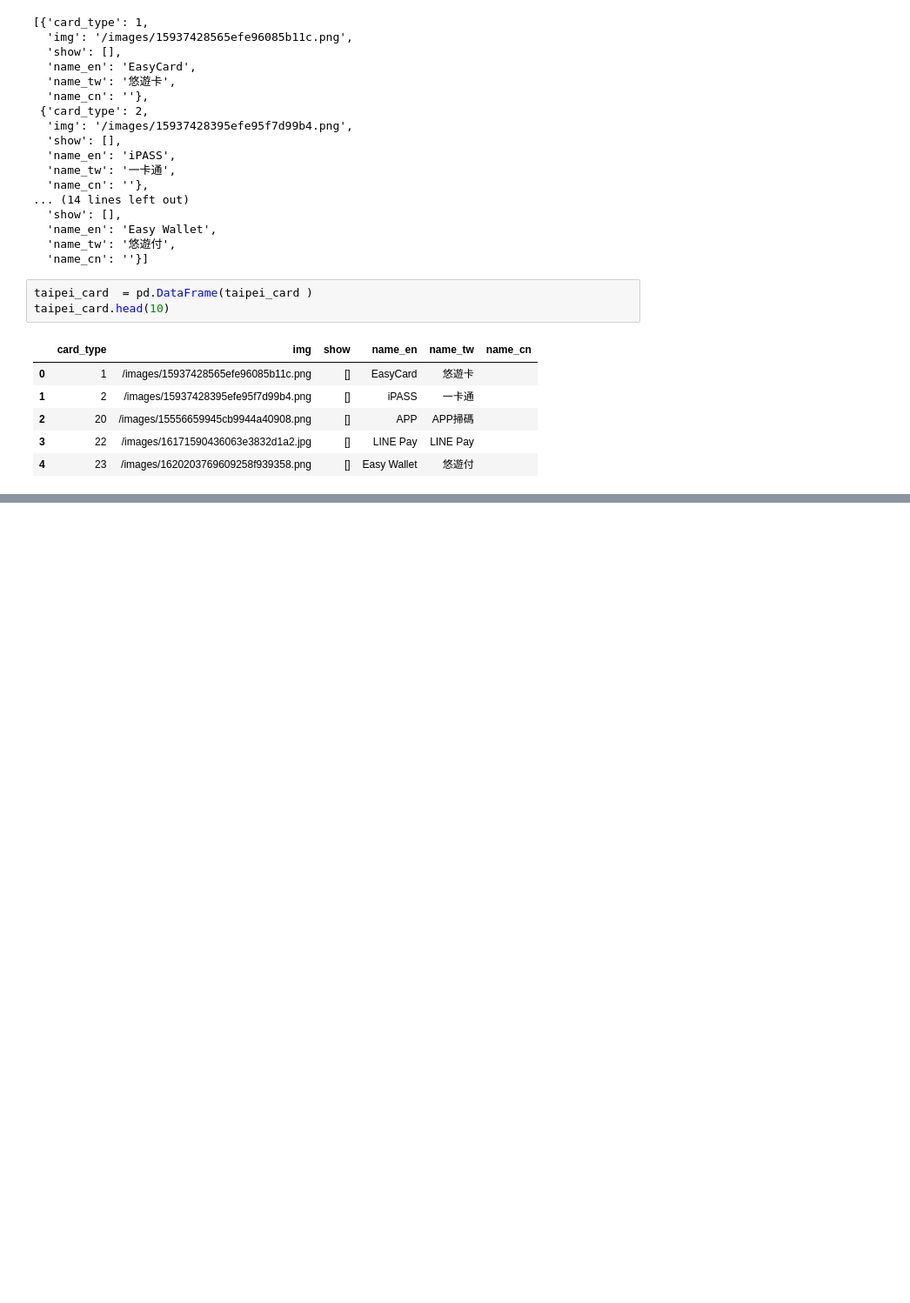
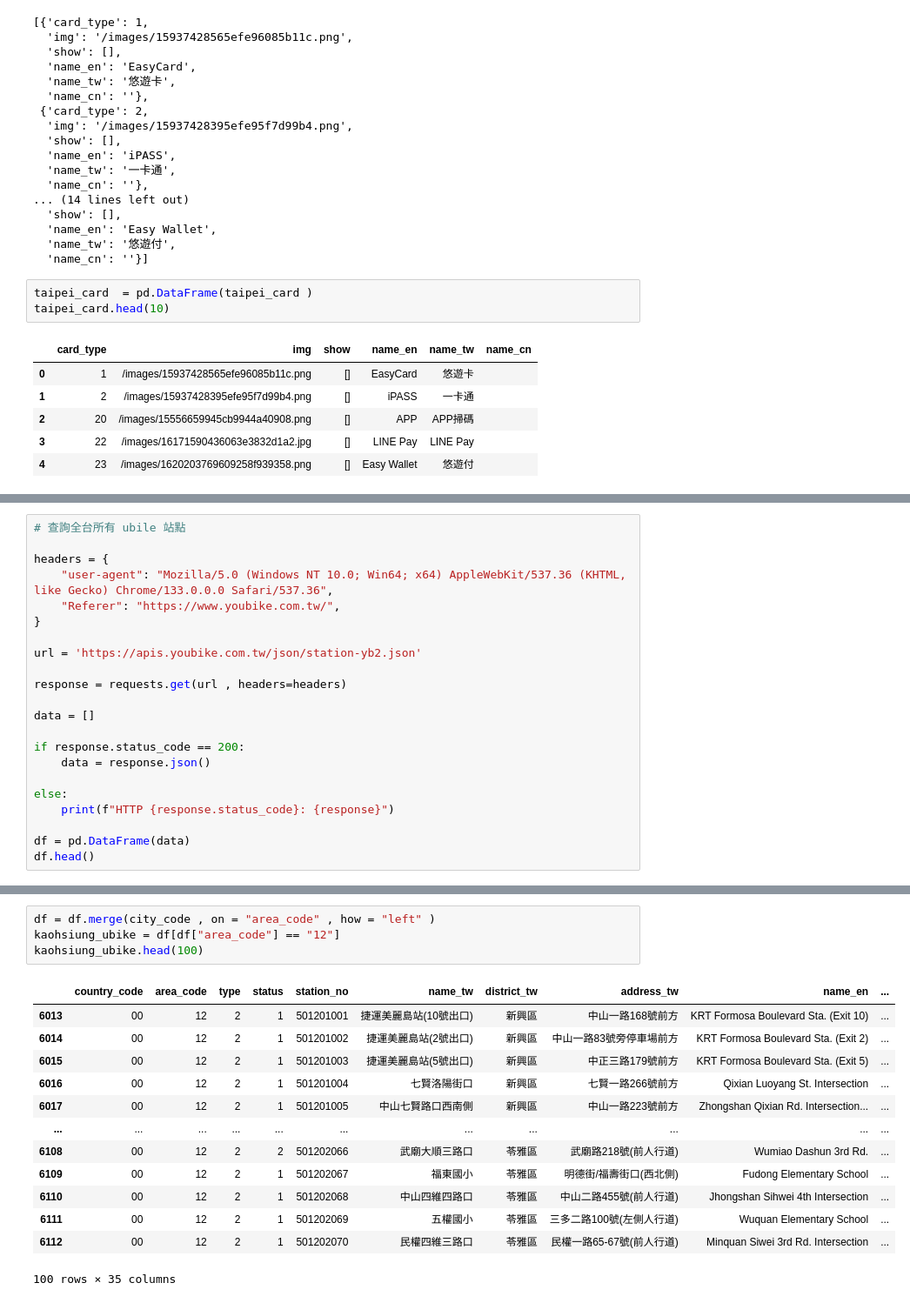
Before and after one commit to pysduck0w0/ProjectDevelop, a Jupyter notebook: ch07/index.ipynb, the cells around one changed output, grey strips where cells are left out. Shown at 87% size. Cells and saved outputs as stored; diff of their text form; blank space fills up the shorter version.

```diff
--- a/ch07/index.ipynb
+++ b/ch07/index.ipynb
@@ -152,0 +247,22 @@ taipei_card.head(10)
+# %%
+# 查詢全台所有 ubile 站點
+
+headers = {
+    "user-agent": "Mozilla/5.0 (Windows NT 10.0; Win64; x64) AppleWebKit/537.36 (KHTML, like Gecko) Chrome/133.0.0.0 Safari/537.36",
+    "Referer": "https://www.youbike.com.tw/",
+}
+
+url = 'https://apis.youbike.com.tw/json/station-yb2.json'
+
+response = requests.get(url , headers=headers)
+
+data = []
+
+if response.status_code == 200:
+    data = response.json()
+
+else:
+    print(f"HTTP {response.status_code}: {response}")
+
+df = pd.DataFrame(data)
+df.head()
@@ -152,0 +277,18 @@ taipei_card.head(10)
+# %%
+df = df.merge(city_code , on = "area_code" , how = "left" )
+kaohsiung_ubike = df[df["area_code"] == "12"]
+kaohsiung_ubike.head(100)
+# %% [output]
+|  | country_code | area_code | type | status | station_no | name_tw | district_tw | address_tw | name_en | ... |
+| 6013 | 00 | 12 | 2 | 1 | 501201001 | 捷運美麗島站(10號出口) | 新興區 | 中山一路168號前方 | KRT Formosa Boulevard Sta. (Exit 10) | ... |
+| 6014 | 00 | 12 | 2 | 1 | 501201002 | 捷運美麗島站(2號出口) | 新興區 | 中山一路83號旁停車場前方 | KRT Formosa Boulevard Sta. (Exit 2) | ... |
+| 6015 | 00 | 12 | 2 | 1 | 501201003 | 捷運美麗島站(5號出口) | 新興區 | 中正三路179號前方 | KRT Formosa Boulevard Sta. (Exit 5) | ... |
+| 6016 | 00 | 12 | 2 | 1 | 501201004 | 七賢洛陽街口 | 新興區 | 七賢一路266號前方 | Qixian Luoyang St. Intersection | ... |
+| 6017 | 00 | 12 | 2 | 1 | 501201005 | 中山七賢路口西南側 | 新興區 | 中山一路223號前方 | Zhongshan Qixian Rd. Intersection... | ... |
+| ... | ... | ... | ... | ... | ... | ... | ... | ... | ... | ... |
+| 6108 | 00 | 12 | 2 | 2 | 501202066 | 武廟大順三路口 | 苓雅區 | 武廟路218號(前人行道) | Wumiao Dashun 3rd Rd. | ... |
+| 6109 | 00 | 12 | 2 | 1 | 501202067 | 福東國小 | 苓雅區 | 明德街/福壽街口(西北側) | Fudong Elementary School | ... |
+| 6110 | 00 | 12 | 2 | 1 | 501202068 | 中山四維四路口 | 苓雅區 | 中山二路455號(前人行道) | Jhongshan Sihwei 4th Intersection | ... |
+| 6111 | 00 | 12 | 2 | 1 | 501202069 | 五權國小 | 苓雅區 | 三多二路100號(左側人行道) | Wuquan Elementary School | ... |
+| 6112 | 00 | 12 | 2 | 1 | 501202070 | 民權四維三路口 | 苓雅區 | 民權一路65-67號(前人行道) | Minquan Siwei 3rd Rd. Intersection | ... |
+100 rows × 35 columns
```
Also changed, not shown: parts of 10 cells of this notebook.
